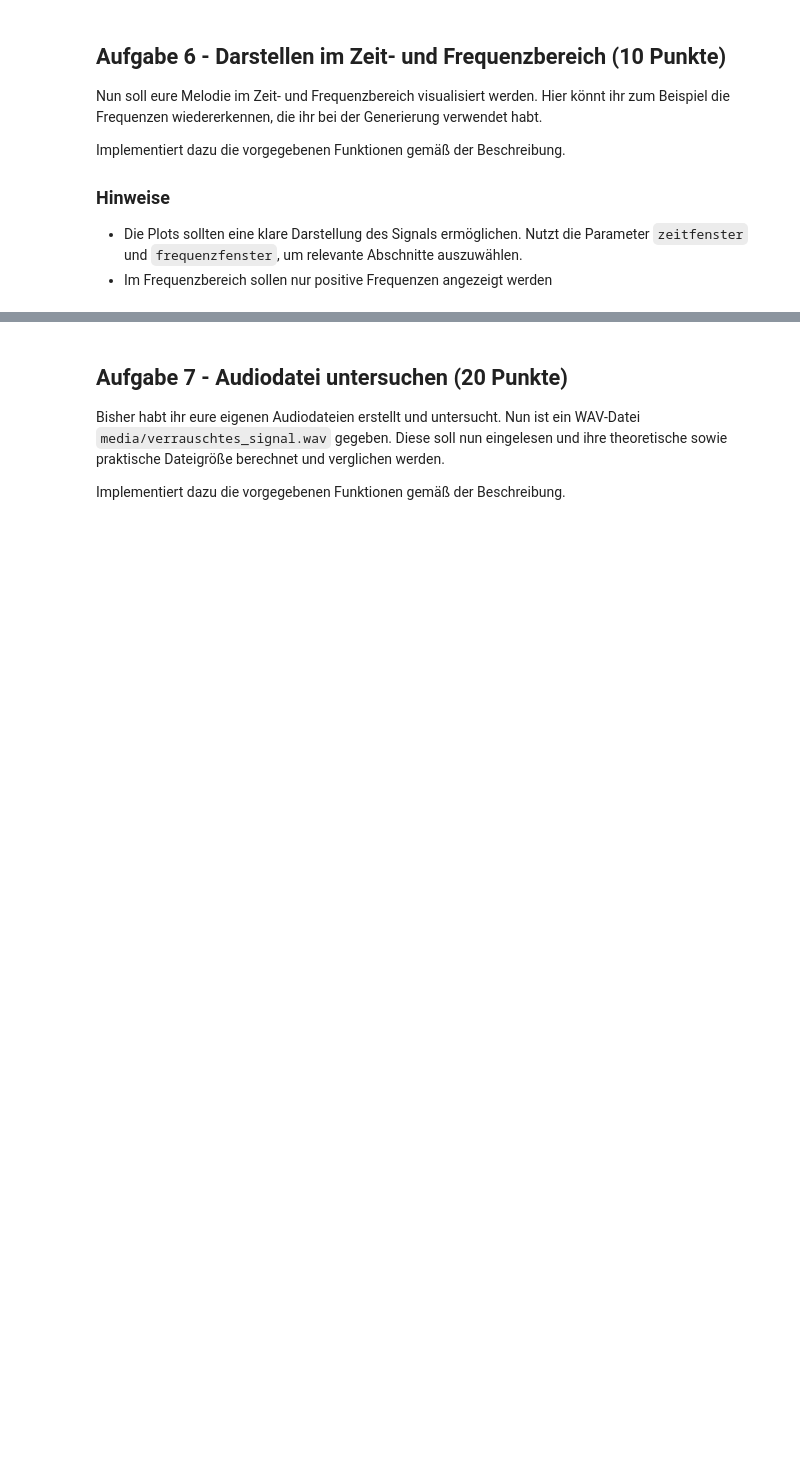
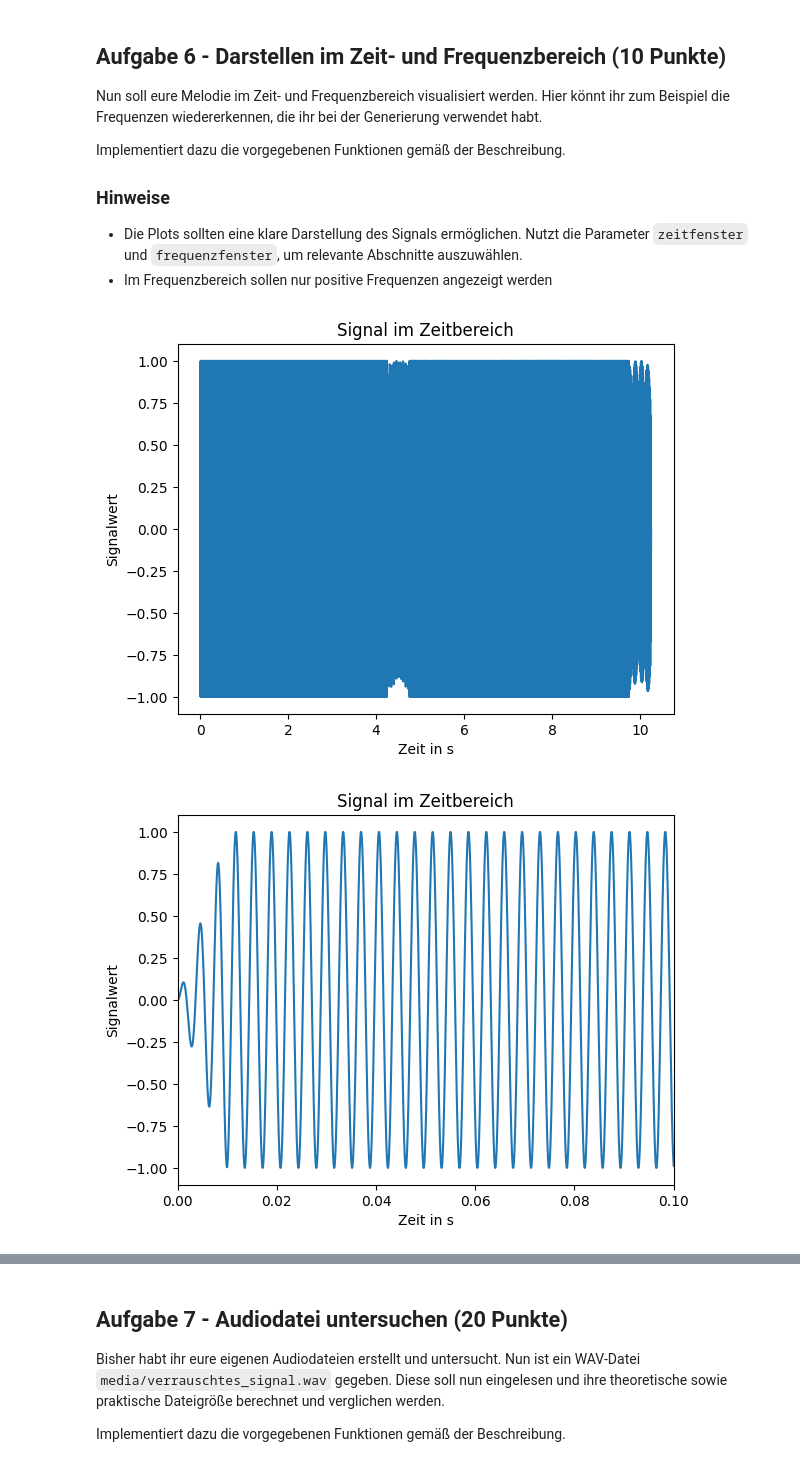
Before and after one commit to martaberdnik/githubtestting, a Jupyter notebook: hausaufgabe2.ipynb, the cells around one changed output, grey strips where cells are left out. Drawn from its saved outputs; the diff is of its cells as text; code cells hidden in the pictures; blank space fills up the shorter version.

```diff
--- a/hausaufgabe2.ipynb
+++ b/hausaufgabe2.ipynb
@@ -490,13 +490,19 @@ def plot_zeitbereich(
     # TODO: Implementiere die Funktion, indem du
     #
     # 1. Eine Zeitachse erzeugst, die den Samples entspricht.
-    #
+    zeitachse = np.arange(0, signal.size) / ABTASTRATE
     # 2. Optional das angegebene `zeitfenster` für die x-Achse setzt.
     #    Hierfür kann die Funktion plt.xlim() verwendet werden.
-    #
+    if zeitfenster is not None:
+        plt.xlim(zeitfenster)
+
     # 3. Das Signal über der Zeitachse plottest.
-    #
+    plt.plot(zeitachse, signal)
     # 4. Titel und Achsenbeschriftungen hinzufügst.
+    plt.xlabel("Zeit in s")
+    plt.ylabel("Signalwert")
+    plt.title("Signal im Zeitbereich")
+    plt.show()
     # ------------------------------------------------
     # ------------------------------------------------
 
@@ -515,24 +521,39 @@ def plot_frequenzbereich(
     # TODO: Implementiere die Funktion, indem du
     #
     # 1. Die Frequenzachse berechnest.
-    #
+    frq = fftfreq(signal.size, 1 / ABTASTRATE)
     # 2. Die Fourier-Transformation des Signals bestimmst und die Amplituden abspeichert.
     #    Für letzteres kann die Funktion `np.abs()` verwendet werden.
-    #
+    four = fft(signal)
+    amp = np.abs(four)
     # 3. Optional das angegebene `frequenzfenster` für die x-Achse setzt.
     #    Hierfür kann die Funktion plt.xlim() verwendet werden.
     #    In jedem Fall sollen nur die positiven Frequenzen dargestellt werden.
-    #
+    thing = frq >= 0
+    smth = frq[thing]
+    thing2 = amp[thing]
+    if frequenzfenster is not None: plt.xlim(frequenzfenster)
     # 4. Den Betrag der Frequenz plottest.
-    #
+    plt.plot(smth, thing2)
     # 5. Titel und Achsenbeschriftungen hinzufügst.
+    plt.title("Signal im Frequenzbereich")
+    plt.xlabel("Frequenz [Hz]")
+    plt.ylabel("Betrag")
+    plt.show()
     # ------------------------------------------------
     # ------------------------------------------------
 # %%
 # TODO Plotte die Melodie aus Aufgabe 4:
 # - einmal über den gesamten Zeitbereich
+plot_zeitbereich(melodie)
 # - einmal über den Zeitbereich in den ersten 0.1 Sekunden
+plot_zeitbereich(melodie, (0.0, 0.1))
 # - einmal über den gesamten positiven Frequenzbereich
+plot_frequenzbereich(melodie)
 # - einmal über Frequenzbereich von 0 bis 1000 Hz
+plot_frequenzbereich(melodie, frequenzfenster=(0.0, 1000.0))
 # ------------------------------------------------
 # ------------------------------------------------
+# %% [output]
+[figure, added]
+[figure, added]
```
Also changed, not shown: parts of 6 cells of this notebook, 2 other files.
